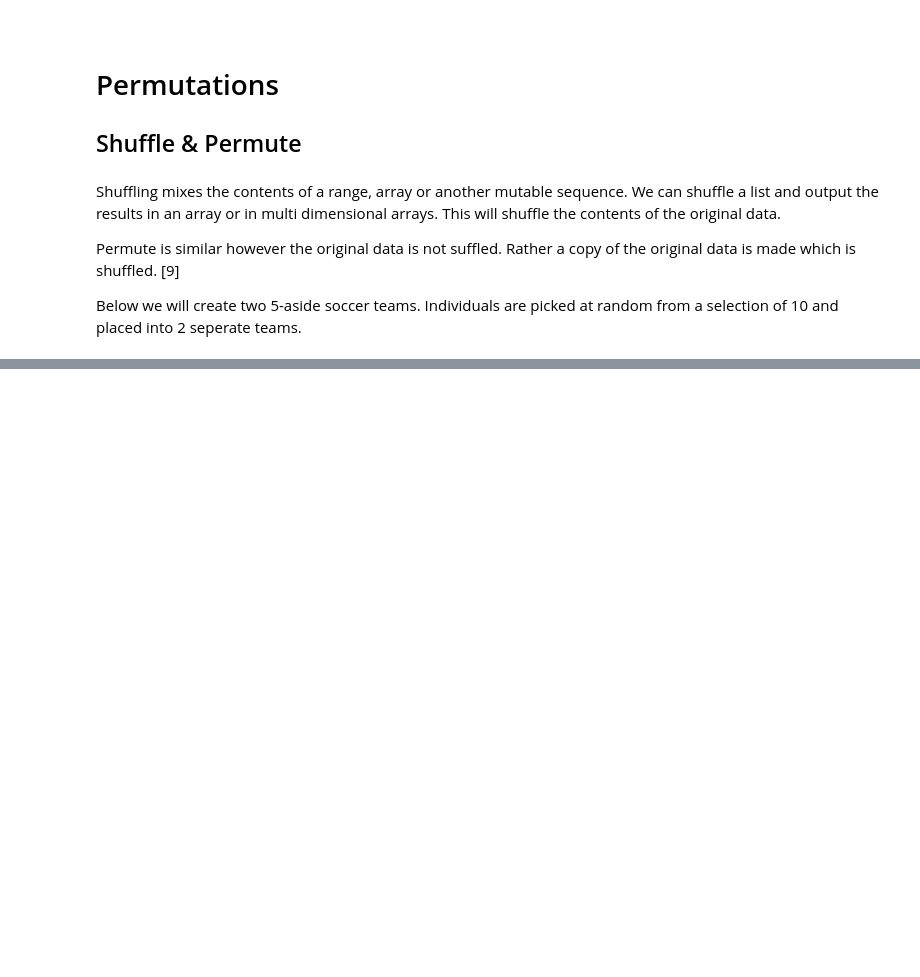
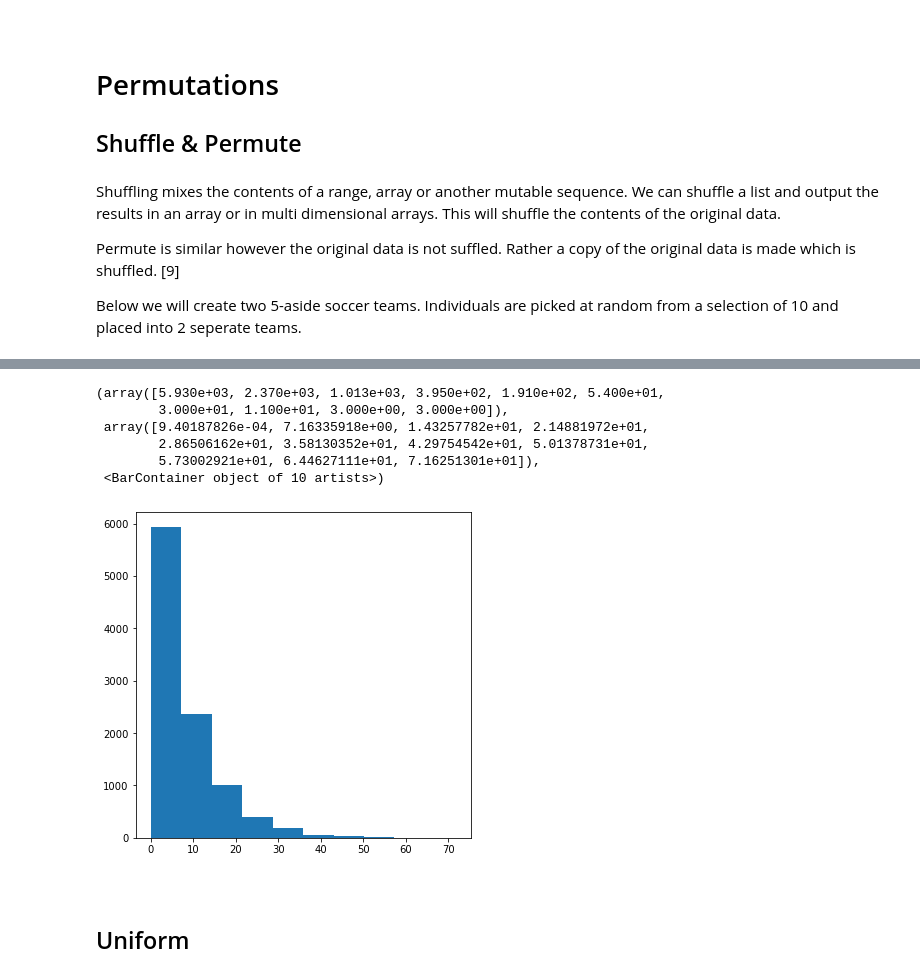
Before and after one commit to RYANCOX00/Prog_DA, a Jupyter notebook: Numpy_Random.ipynb, the cells around one changed output, grey strips where cells are left out. Saved outputs shown, nothing was run; the diff lists cells and outputs as text; code cells hidden in the pictures; blank space fills up the shorter version.

```diff
--- a/Numpy_Random.ipynb
+++ b/Numpy_Random.ipynb
@@ -256,3 +297,19 @@ We can see that the normal distribution simulation data provided by numpy random
+# %%
+a = rng.exponential(8,10000)
+# %%
+plt.hist(a)
+# %% [output]
+(array([5.930e+03, 2.370e+03, 1.013e+03, 3.950e+02, 1.910e+02, 5.400e+01,
+        3.000e+01, 1.100e+01, 3.000e+00, 3.000e+00]),
+ array([9.40187826e-04, 7.16335918e+00, 1.43257782e+01, 2.14881972e+01,
+        2.86506162e+01, 3.58130352e+01, 4.29754542e+01, 5.01378731e+01,
+        5.73002921e+01, 6.44627111e+01, 7.16251301e+01]),
+ <BarContainer object of 10 artists>)
+[figure, added]
+# %% [markdown]
+<br>
+
+## Uniform
 # %% [markdown]
 # References
 - [1]  https://numpy.org/doc/stable/user/whatisnumpy.html
```
Also changed, not shown: parts of 26 cells of this notebook.
